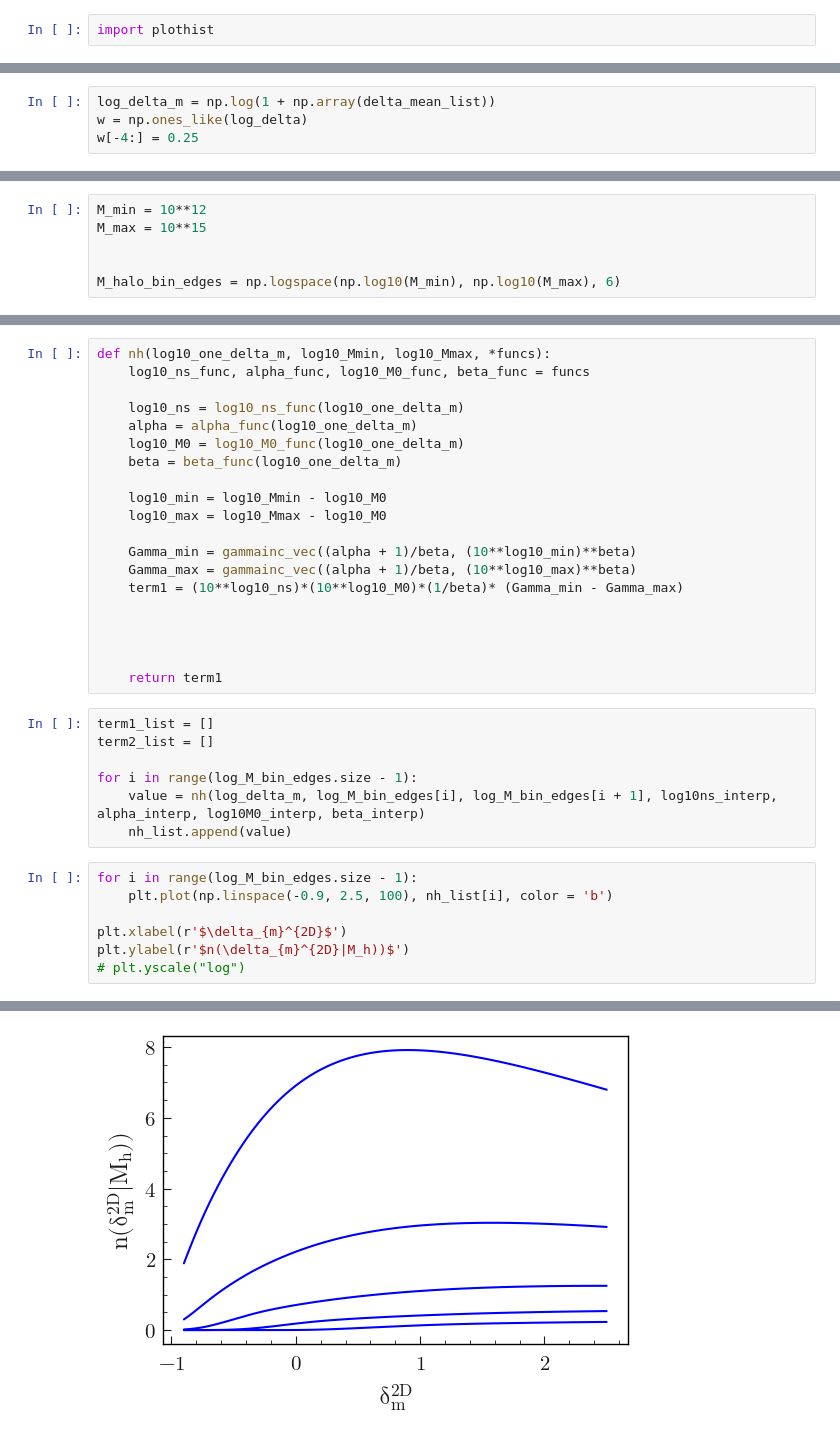
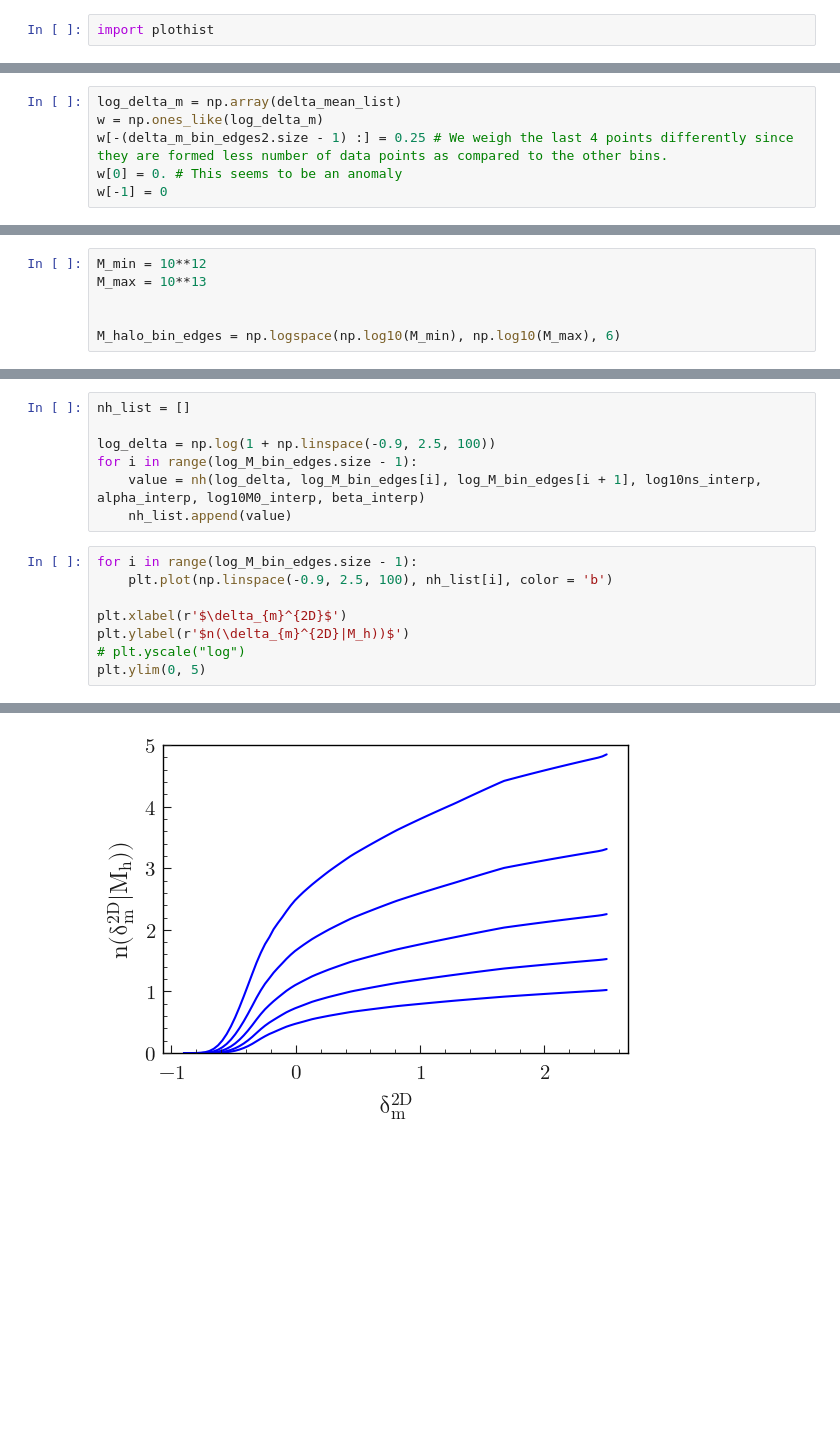
Before and after one commit to elyas-farah/EmpiricalHaloBias, a Jupyter notebook: notebooks/differential_evol_expo.ipynb, the cells around one changed output, grey strips where cells are left out. Drawn from its saved outputs; the diff is of its cells as text; blank space fills up the shorter version.

Commit message:
updated figures and data of 12-13 range

```diff
--- a/notebooks/differential_evol_expo.ipynb
+++ b/notebooks/differential_evol_expo.ipynb
@@ -304,5 +297,7 @@ np.save(rf'{data_dir}/parameters_diff_evol_{M_range}.npy', np.array(parameters_e
 # %%
-log_delta_m = np.log(1 + np.array(delta_mean_list))
-w = np.ones_like(log_delta)
-w[-4:] = 0.25
+log_delta_m = np.array(delta_mean_list)
+w = np.ones_like(log_delta_m)
+w[-(delta_m_bin_edges2.size - 1) :] = 0.25 # We weigh the last 4 points differently since they are formed less number of data points as compared to the other bins.
+w[0] = 0. # This seems to be an anomaly
+w[-1] = 0
 # %%
@@ -394,6 +368,6 @@ fig.savefig(rf'{figs_dir}/parameters_{M_range}.png', dpi = 300)
 # %%
 M_min = 10**12
-M_max = 10**15
+M_max = 10**13
 
 
 M_halo_bin_edges = np.logspace(np.log10(M_min), np.log10(M_max), 6)
@@ -403,30 +376,10 @@ delta_m = np.log10(1 + np.linspace(-0.9, 2.5, 100))
 log_M_bin_edges = np.log10(M_halo_bin_edges)
-# %%
-def nh(log10_one_delta_m, log10_Mmin, log10_Mmax, *funcs):
-    log10_ns_func, alpha_func, log10_M0_func, beta_func = funcs
-
-    log10_ns = log10_ns_func(log10_one_delta_m)
-    alpha = alpha_func(log10_one_delta_m)
-    log10_M0 = log10_M0_func(log10_one_delta_m)
-    beta = beta_func(log10_one_delta_m)
-
-    log10_min = log10_Mmin - log10_M0
-    log10_max = log10_Mmax - log10_M0
-
-    Gamma_min = gammainc_vec((alpha + 1)/beta, (10**log10_min)**beta)
-    Gamma_max = gammainc_vec((alpha + 1)/beta, (10**log10_max)**beta)
-    term1 = (10**log10_ns)*(10**log10_M0)*(1/beta)* (Gamma_min - Gamma_max)
-
-
-
-
-    return term1
 # %%
-term1_list = []
-term2_list = []
+nh_list = []
 
+log_delta = np.log(1 + np.linspace(-0.9, 2.5, 100))
 for i in range(log_M_bin_edges.size - 1):
-    value = nh(log_delta_m, log_M_bin_edges[i], log_M_bin_edges[i + 1], log10ns_interp, alpha_interp, log10M0_interp, beta_interp)
+    value = nh(log_delta, log_M_bin_edges[i], log_M_bin_edges[i + 1], log10ns_interp, alpha_interp, log10M0_interp, beta_interp)
     nh_list.append(value)
 # %%
 for i in range(log_M_bin_edges.size - 1):
@@ -435,4 +388,5 @@ for i in range(log_M_bin_edges.size - 1):
 plt.xlabel(r'$\delta_{m}^{2D}$')
 plt.ylabel(r'$n(\delta_{m}^{2D}|M_h))$')
 # plt.yscale("log")
+plt.ylim(0, 5)
 # %% [output]
@@ -440,2 +394,2 @@ Text(0, 0.5, '$n(\\delta_{m}^{2D}|M_h))$')
-[figure, old version]
+[figure, new version]
 # %%
```
Also changed, not shown: parts of 13 cells of this notebook, 26 other files.
